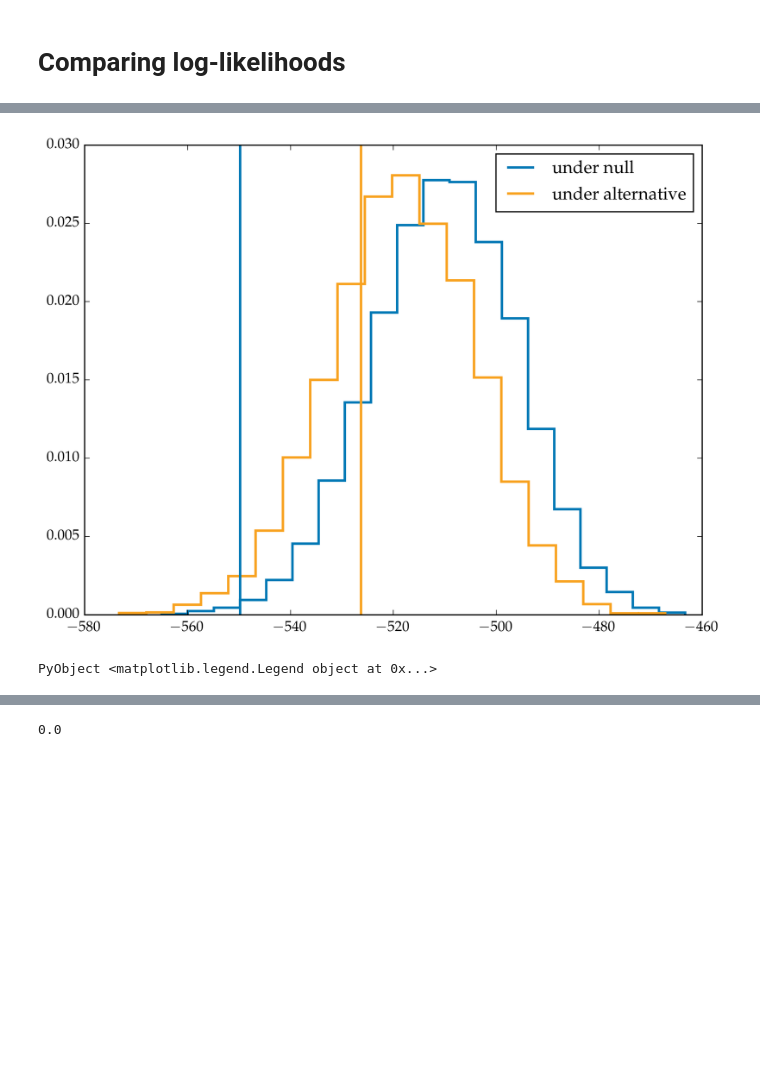
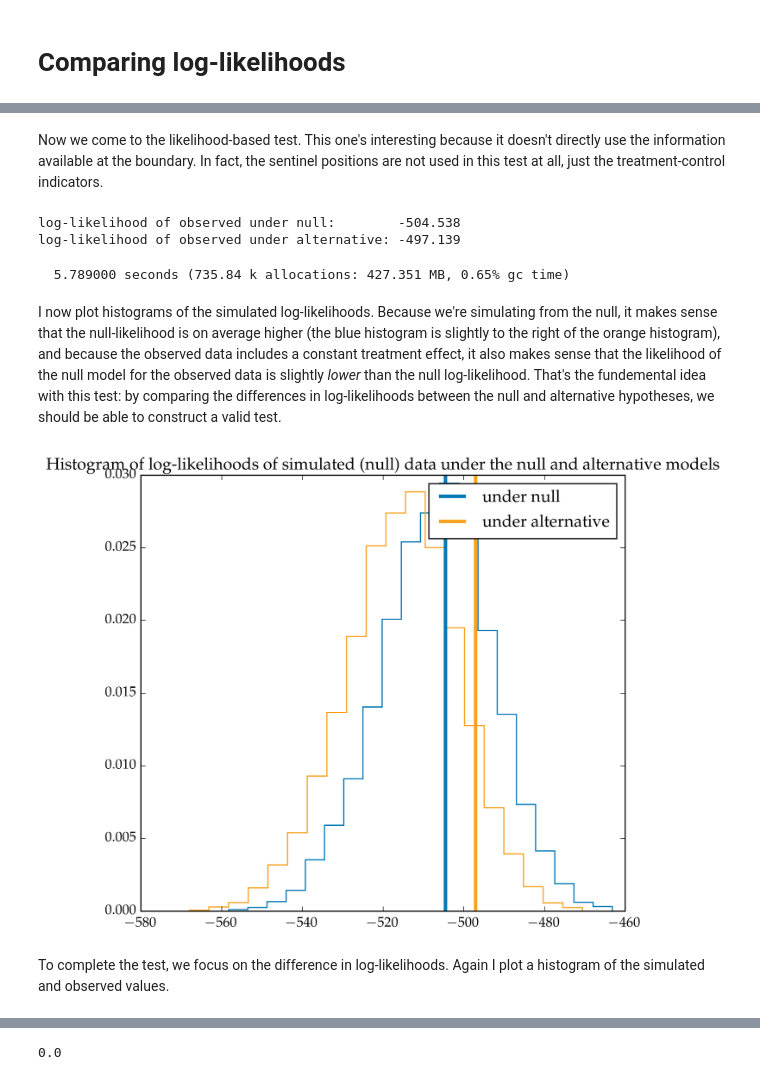
Before and after one commit to gwb/rdd-coverage, a Jupyter notebook: Maxime/SharpNullTest.ipynb, the cells around one changed output, grey strips where cells are left out. Saved outputs shown, nothing was run; the diff lists cells and outputs as text; code cells hidden in the pictures; blank space fills up the shorter version.

Commit message:
clean up sharp null hypothesis test notebook

```diff
--- a/Maxime/SharpNullTest.ipynb
+++ b/Maxime/SharpNullTest.ipynb
@@ -282 +232,18 @@ GeoRDD.sim_logP(gpT_mod, gpC_mod, gpNull_mod, inside)
+# %% [markdown]
+Now we come to the likelihood-based test. This one's interesting because it doesn't directly use the information available at the boundary. In fact, the sentinel positions are not used in this test at all, just the treatment-control indicators.
+# %%
+gp_null = GP(X, Y, MeanZero(), kern, log(√σy2_star))
+mLL_altv = gp_fit_inside.mLL + gp_fit_outside.mLL
+mLL_null = gp_null.mLL
+@printf("log-likelihood of observed under null:        %.3f\n", mLL_null)
+@printf("log-likelihood of observed under alternative: %.3f", mLL_altv)
+# %% [output]
+log-likelihood of observed under null:        -504.538
+log-likelihood of observed under alternative: -497.139
+# %%
+# obtain log-likelihoods for the null and alternative models
+# of simulations under the null
+@time mLL_sims = GeoRDD.nsim_logP(gp_fit_inside, gp_fit_outside, 10000; update_mean=false);
+# %% [output]
+  5.789000 seconds (735.84 k allocations: 427.351 MB, 0.65% gc time)
 # %%
@@ -283,15 +251,29 @@ GeoRDD.sim_logP(gpT_mod, gpC_mod, gpNull_mod, inside)
 mLL_sim_null = [sim[1] for sim in mLL_sims]
 mLL_sim_altv = [sim[2] for sim in mLL_sims]
 ;
+# %% [markdown]
+I now plot histograms of the simulated log-likelihoods.
+Because we're simulating from the null, it makes sense that the null-likelihood is on average higher
+(the blue histogram is slightly to the right of the orange histogram),
+and because the observed data includes a constant treatment effect,
+it also makes sense that the likelihood of the null model
+for the observed data is slightly *lower* than the null log-likelihood.
+That's the fundemental idea with this test: by comparing
+the differences in log-likelihoods between the null
+and alternative hypotheses, we should be able to construct
+a valid test.
 # %%
-plt.plt[:hist](mLL_sim_null, normed=true, bins=20, color="#0078B5", histtype="step", linewidth=2)
-plt.plt[:hist](mLL_sim_altv, normed=true, bins=20, color="#F8A21F", histtype="step", linewidth=2)
-plt.axvline(mLL_null, color="#0078B5", label="under null", linewidth=2)
-plt.axvline(mLL_altv, color="#F8A21F", label="under alternative", linewidth=2)
+plt.plt[:hist](mLL_sim_null, normed=true, bins=20, color="#0078B5", histtype="step", linewidth=1)
+plt.plt[:hist](mLL_sim_altv, normed=true, bins=20, color="#F8A21F", histtype="step", linewidth=1)
+plt.axvline(mLL_null, color="#0078B5", label="under null", linewidth=3)
+plt.axvline(mLL_altv, color="#F8A21F", label="under alternative", linewidth=3)
 plt.legend()
+plt.title("Histogram of log-likelihoods of simulated (null) data under the null and alternative models")
+;
 # %% [output]
-[figure, old version]
+[figure, new version]
-PyObject <matplotlib.legend.Legend object at 0x...>
+# %% [markdown]
+To complete the test, we focus on the difference in log-likelihoods. Again I plot a histogram of the simulated and observed values.
 # %%
 plt.plt[:hist](mLL_sim_altv.-mLL_sim_null, normed=true, bins=20, color="#F16424", histtype="step", linewidth=2, label="simulated under null")
 plt.axvline(mLL_altv-mLL_null, color="black", label="observed", linewidth=2)
```
Also changed, not shown: parts of 43 cells of this notebook.
